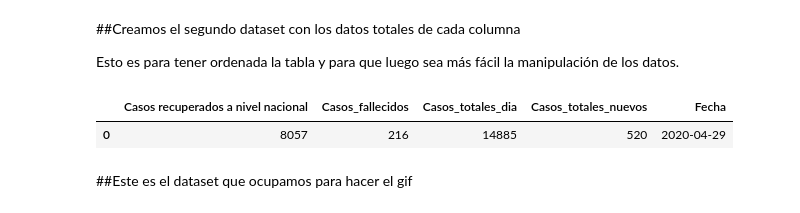
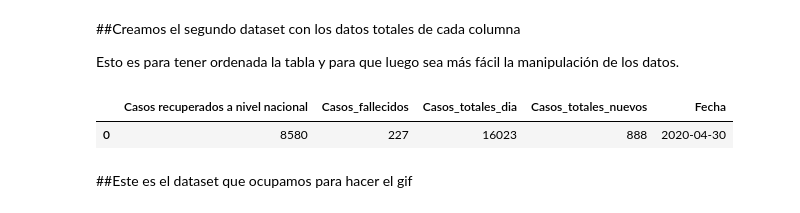
Before and after one commit to White-Mask/COVID-19-Chile-Coronavirus, a Jupyter notebook: Get data/Get_data.ipynb, the cells around one changed output. Drawn from its saved outputs; the diff is of its cells as text; code cells hidden in the pictures.

```diff
--- a/Get data/Get_data.ipynb
+++ b/Get data/Get_data.ipynb
@@ -25,6 +25,6 @@ tr_elements = doc.xpath('//tr')
 # %%
 #Creamos una lista vacía.
-col=[('Región',[]),('Casos nuevos con síntomas',[]),('Casos nuevos sin síntomas',[]),('Casos totales acumulados',[]),('% Total',[]),('Fallecidos',[]),('Tasa *100.000',[]),('Incremento diario',[])]
+col=[('Región',[]),('Casos totales acumulados',[]),('Casos nuevos totales',[]),('Casos nuevos con síntomas',[]),('Casos nuevos sin síntomas*',[]),('Fallecidos',[]),('% Total',[])]
 i=0
 
 #Guardamos el encabezado y una lista vacia (primera tabla).
@@ -61,7 +61,7 @@ for j in range(2,len(tr_elements)):
     T=tr_elements[j]
 
     #Esto para que no guarde filas que tengas menos o más de 5 columnas.
-    if len(T)!=8:
+    if len(T)!=7:
         break
 
     i=0
@@ -119,25 +119,25 @@ Dic_2 = {title:column for (title,column) in casosR}
 # %%
 import datetime
 from datetime import date
 
 fw = pd.DataFrame(Dic_2)
 R=df.iloc[16:,5:6].values #Fallecidos
-X=df.iloc[16:,1:2].values #Casos nuevos
-Y=df.iloc[16:,3:4].values #Casos Totales
+X=df.iloc[16:,2:3].values #Casos nuevos
+Y=df.iloc[16:,1:2].values #Casos Totales
 #Y = int(Y)
 dia = str(date.today()) #Fecha
 #print(R)
 #print(X)
 #print(Y)
 
 fw = fw.assign(Casos_fallecidos=R)
 fw = fw.assign(Casos_totales_dia=Y)
 fw = fw.assign(Casos_totales_nuevos=X)
 fw = fw.assign(Fecha=dia)
 fw
 # %% [output]
 |  | Casos recuperados a nivel nacional | Casos_fallecidos | Casos_totales_dia | Casos_totales_nuevos | Fecha |
-| 0 | 8057 | 216 | 14885 | 520 | 2020-04-29 |
+| 0 | 8580 | 227 | 16023 | 888 | 2020-04-30 |
 # %% [markdown]
 ##Este es el dataset que ocupamos para hacer el gif
 # %%
```
Also changed, not shown: parts of 7 cells of this notebook, 8 other files.
